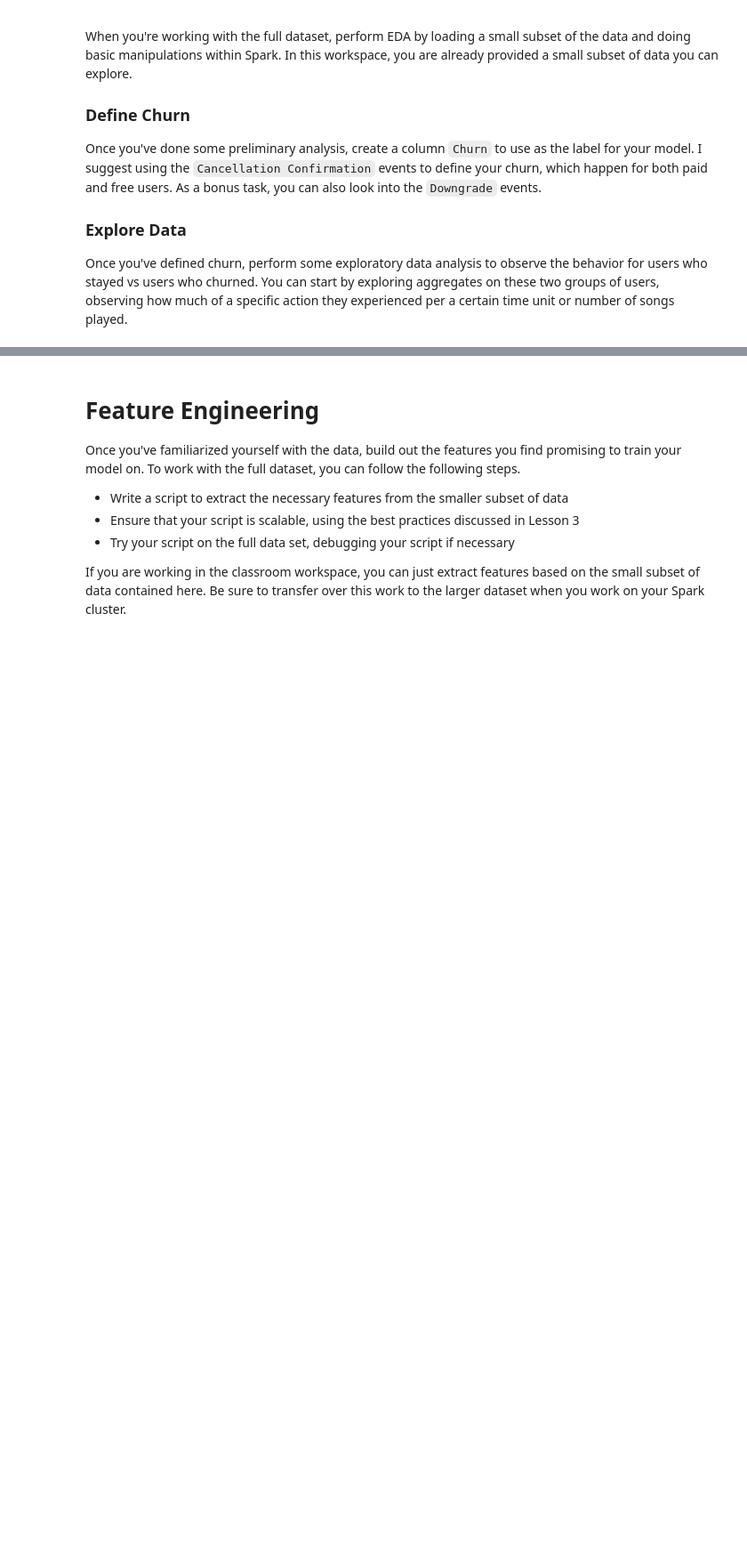
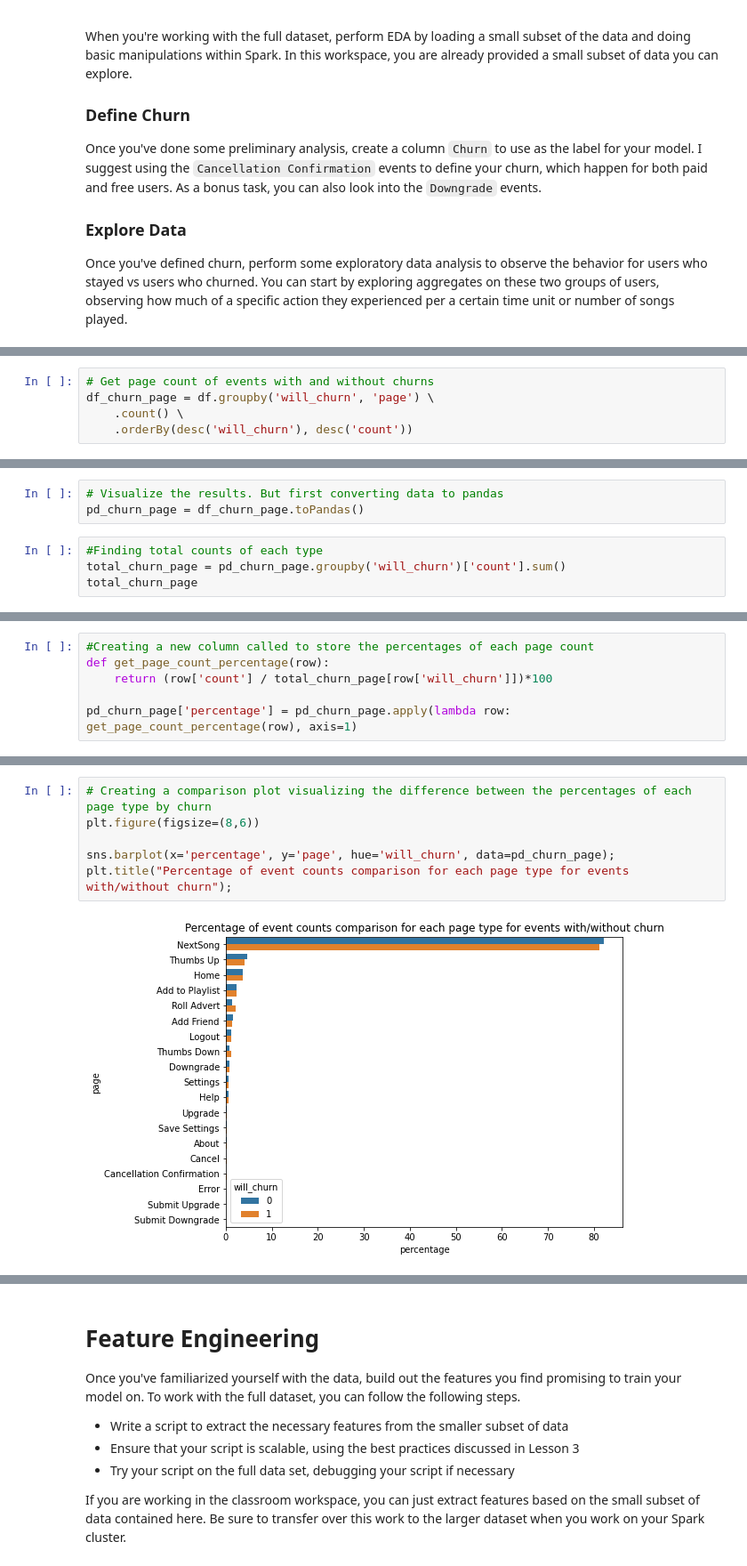
Before and after one commit to OmoyeniO/Churn-Prediction-Using-Spark, a Jupyter notebook: Sparkify.ipynb, the cells around one changed output, grey strips where cells are left out. Shown: that part at 89% size. Cells and saved outputs as stored; diff of their text form; blank space fills up the shorter version.

```diff
--- a/Sparkify.ipynb
+++ b/Sparkify.ipynb
@@ -40,0 +246,5 @@ Once you've defined churn, perform some exploratory data analysis to observe the
+# %%
+# Get page count of events with and without churns
+df_churn_page = df.groupby('will_churn', 'page') \
+    .count() \
+    .orderBy(desc('will_churn'), desc('count'))
@@ -40,0 +272,7 @@ Once you've defined churn, perform some exploratory data analysis to observe the
+# %%
+# Visualize the results. But first converting data to pandas
+pd_churn_page = df_churn_page.toPandas()
+# %%
+#Finding total counts of each type
+total_churn_page = pd_churn_page.groupby('will_churn')['count'].sum()
+total_churn_page
@@ -40,0 +284,6 @@ Once you've defined churn, perform some exploratory data analysis to observe the
+# %%
+#Creating a new column called to store the percentages of each page count
+def get_page_count_percentage(row):
+    return (row['count'] / total_churn_page[row['will_churn']])*100
+
+pd_churn_page['percentage'] = pd_churn_page.apply(lambda row: get_page_count_percentage(row), axis=1)
@@ -40,0 +298,8 @@ Once you've defined churn, perform some exploratory data analysis to observe the
+# %%
+# Creating a comparison plot visualizing the difference between the percentages of each page type by churn
+plt.figure(figsize=(8,6))
+
+sns.barplot(x='percentage', y='page', hue='will_churn', data=pd_churn_page);
+plt.title("Percentage of event counts comparison for each page type for events with/without churn");
+# %% [output]
+[figure, added]
```
Also changed, not shown: parts of 57 cells of this notebook.
